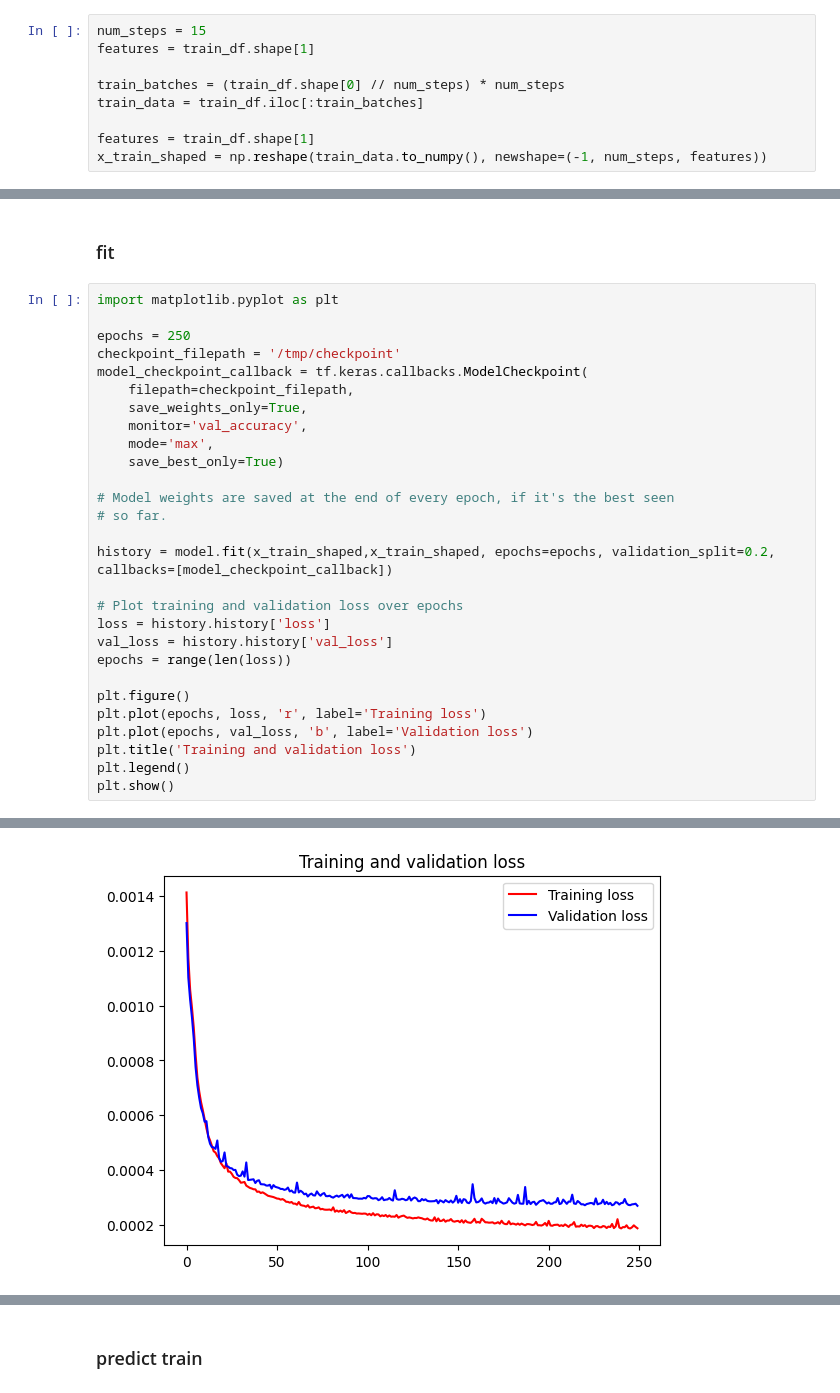
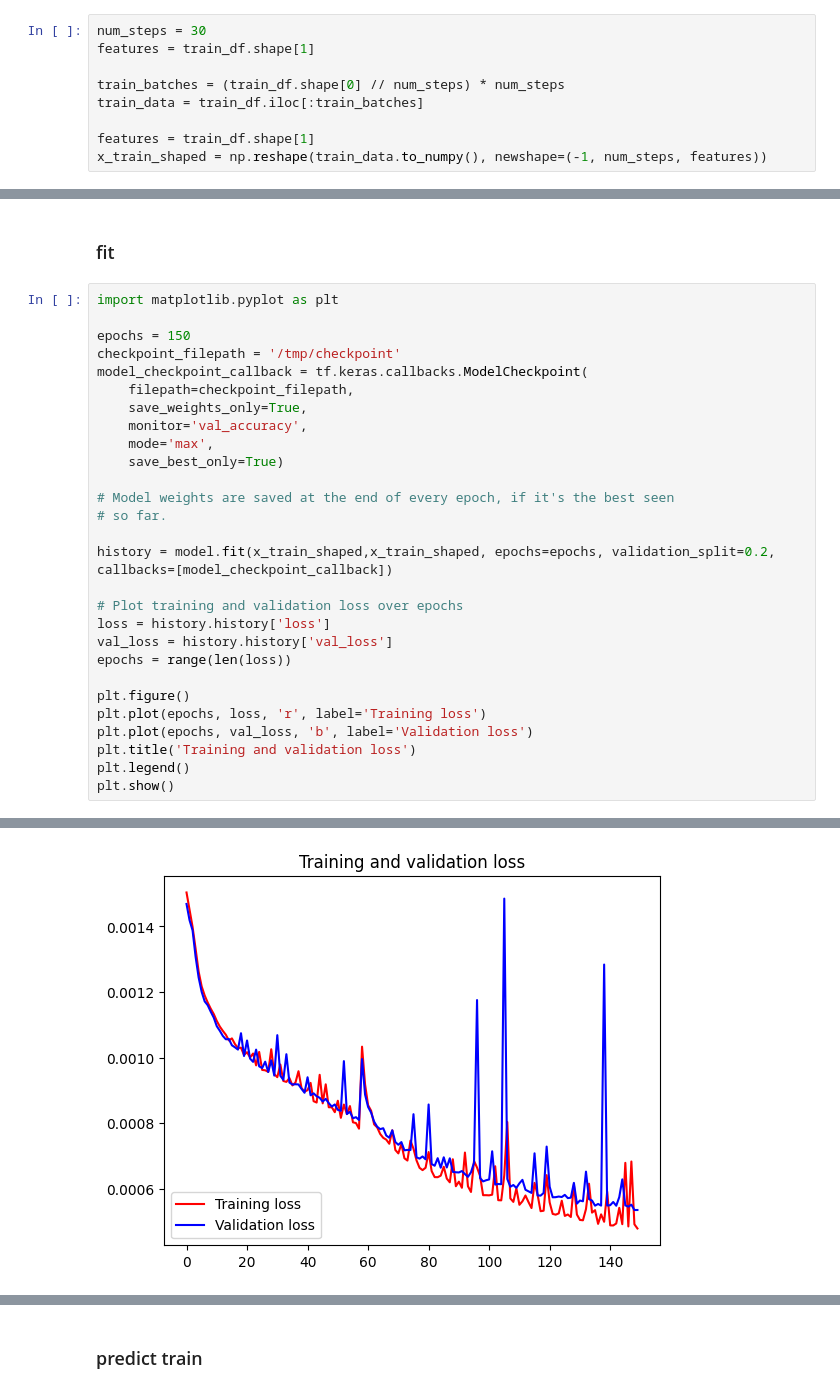
Before and after one commit to Eidell/gRPC-log-LSTM-Anomaly-Detection, a Jupyter notebook: lstm.ipynb, the cells around one changed output, grey strips where cells are left out. Cells and saved outputs as stored; diff of their text form.

```diff
--- a/lstm.ipynb
+++ b/lstm.ipynb
@@ -290,7 +290,7 @@ Found GPU at: /device:GPU:0
 # %% [markdown]
 ## timeseries
 # %%
-num_steps = 15
+num_steps = 30
 features = train_df.shape[1]
 
 train_batches = (train_df.shape[0] // num_steps) * num_steps
@@ -361,7 +361,7 @@ model.layers[0].input_shape
 # %%
 import matplotlib.pyplot as plt
 
-epochs = 250
+epochs = 150
 checkpoint_filepath = '/tmp/checkpoint'
 model_checkpoint_callback = tf.keras.callbacks.ModelCheckpoint(
     filepath=checkpoint_filepath,
@@ -407,4 +407,4 @@ Epoch 250/250
-[figure, old version]
+[figure, new version]
 # %%
 import matplotlib.pyplot as plt
 
```
Also changed, not shown: parts of 9 cells of this notebook.
